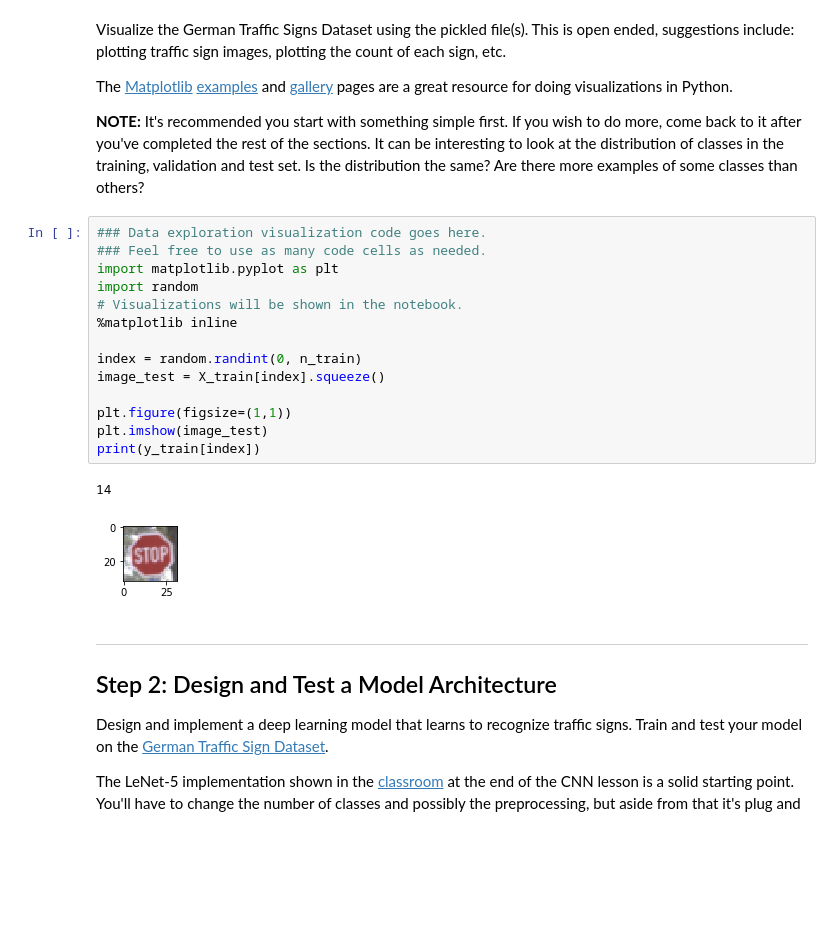
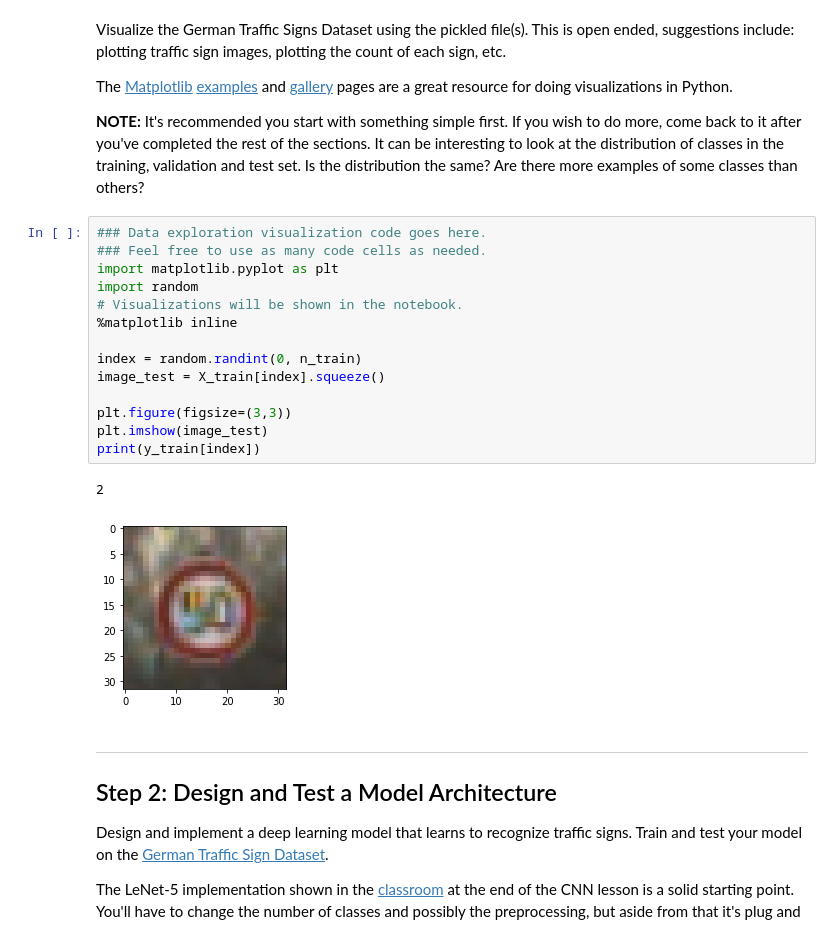
Before and after one commit to boldorider4/udacity_self_driving_engineer, a Jupyter notebook: P02-TrafficSign/Traffic_Sign_Classifier.ipynb, the cells around one changed output. Saved outputs shown, nothing was run; the diff lists cells and outputs as text; blank space fills up the shorter version.

```diff
--- a/P02-TrafficSign/Traffic_Sign_Classifier.ipynb
+++ b/P02-TrafficSign/Traffic_Sign_Classifier.ipynb
@@ -93,20 +99,20 @@ The [Matplotlib](http://matplotlib.org/) [examples](http://matplotlib.org/exampl
 # %%
 ### Data exploration visualization code goes here.
 ### Feel free to use as many code cells as needed.
 import matplotlib.pyplot as plt
 import random
 # Visualizations will be shown in the notebook.
 %matplotlib inline
 
 index = random.randint(0, n_train)
 image_test = X_train[index].squeeze()
 
-plt.figure(figsize=(1,1))
+plt.figure(figsize=(3,3))
 plt.imshow(image_test)
 print(y_train[index])
 # %% [output]
-14
+2
-[figure, old version]
+[figure, new version]
 # %% [markdown]
 ----
 
```
Also changed, not shown: parts of 8 cells of this notebook.
